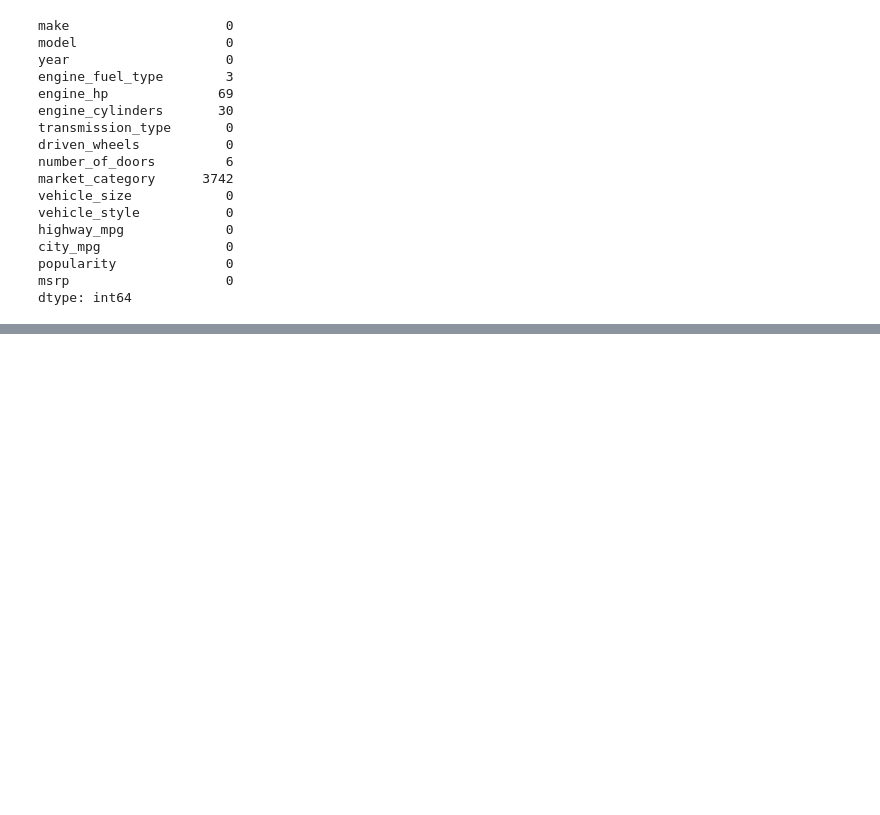
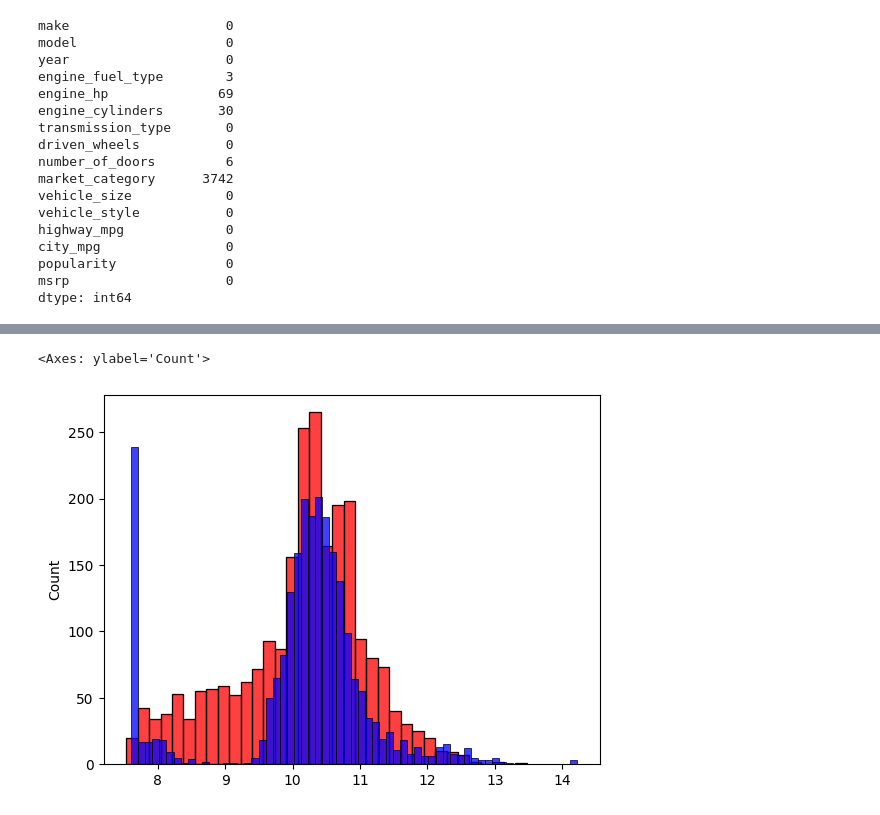
Before and after one commit to antonysuba/machinelearning, a Jupyter notebook: 02-carprice/carprice.ipynb, the cells around one changed output, grey strips where cells are left out. Saved outputs shown, nothing was run; the diff lists cells and outputs as text; code cells hidden in the pictures; blank space fills up the shorter version.

```diff
--- a/02-carprice/carprice.ipynb
+++ b/02-carprice/carprice.ipynb
@@ -229,0 +344,10 @@ dtype: int64
+# %%
+def train_linear_regression(X,y):
+    ones = np.ones(X.shape[0])
+    X = np.column_stack([ones, X])
+
+    XTX = X.T.dot(X)
+    XTX_inv = np.linalg.inv(XTX)
+    w_full = XTX_inv.dot(X.T).dot(y)
+
+    return w_full[0], w_full[1:]
@@ -229,0 +430,16 @@ dtype: int64
+# %%
+def prepare_X(df):
+    df = df.copy()
+
+    df['age'] = 2017 - df.year
+    features = base + ['age']
+    df_num = df[features]
+    df_num = df_num.fillna(0)
+    X = df_num.values
+    return X
+# %%
+X_train = prepare_X(df_train)
+w0 , w = train_linear_regression(X_train, y_train)
+
+X_val = prepare_X(df_val)
+y_pred = w0 + X_val.dot(w)
@@ -229,0 +450,6 @@ dtype: int64
+# %%
+sns.histplot(y_pred, color = "red")
+sns.histplot(y_val, color = "blue")
+# %% [output]
+<Axes: ylabel='Count'>
+[figure, added]
```
Also changed, not shown: parts of 70 cells of this notebook.
